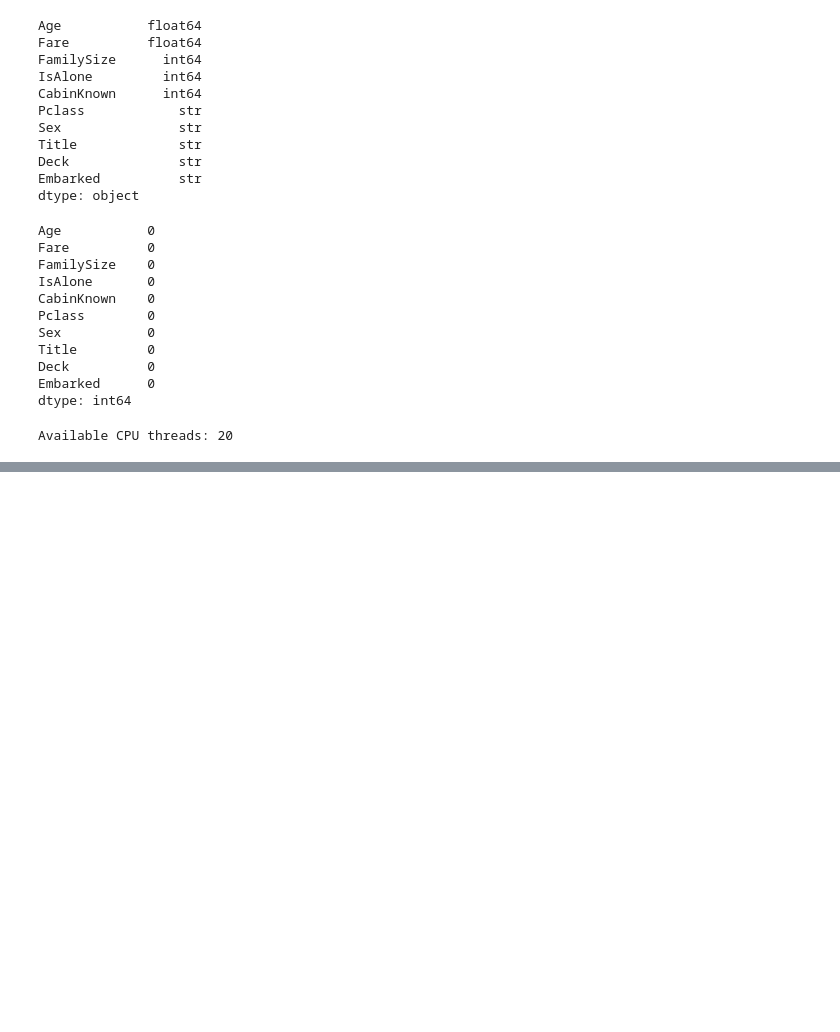
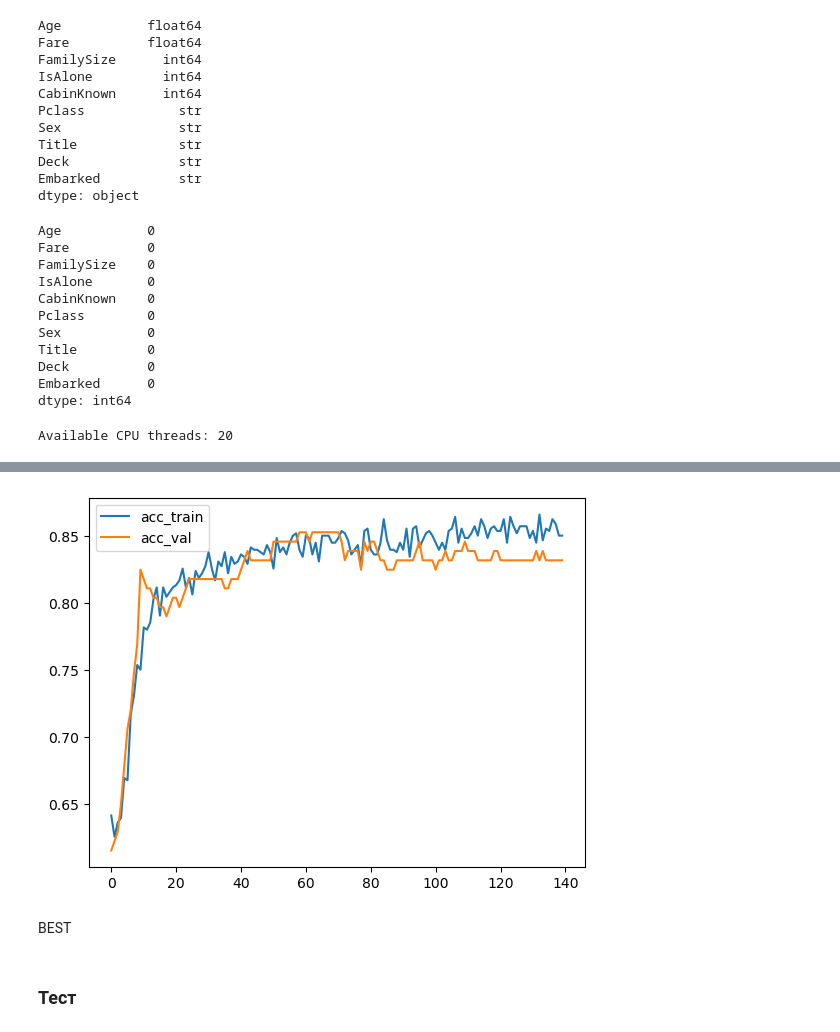
Before and after one commit to AntonUkhabin/Kaggle-Titanic, a Jupyter notebook: draft.ipynb, the cells around one changed output, grey strips where cells are left out. Drawn from its saved outputs; the diff is of its cells as text; code cells hidden in the pictures; blank space fills up the shorter version.

```diff
--- a/draft.ipynb
+++ b/draft.ipynb
@@ -253,0 +647,9 @@ Available CPU threads: 20
+# %%
+plt.plot(train_acc)
+plt.plot(val_acc)
+plt.legend(['acc_train', 'acc_val'])
+plt.show()
+# %% [output]
+[figure, added]
+# %% [markdown]
+BEST
@@ -253,0 +661,2 @@ Available CPU threads: 20
+# %% [markdown]
+### Тест
```
Also changed, not shown: parts of 33 cells of this notebook, 10 other files.
